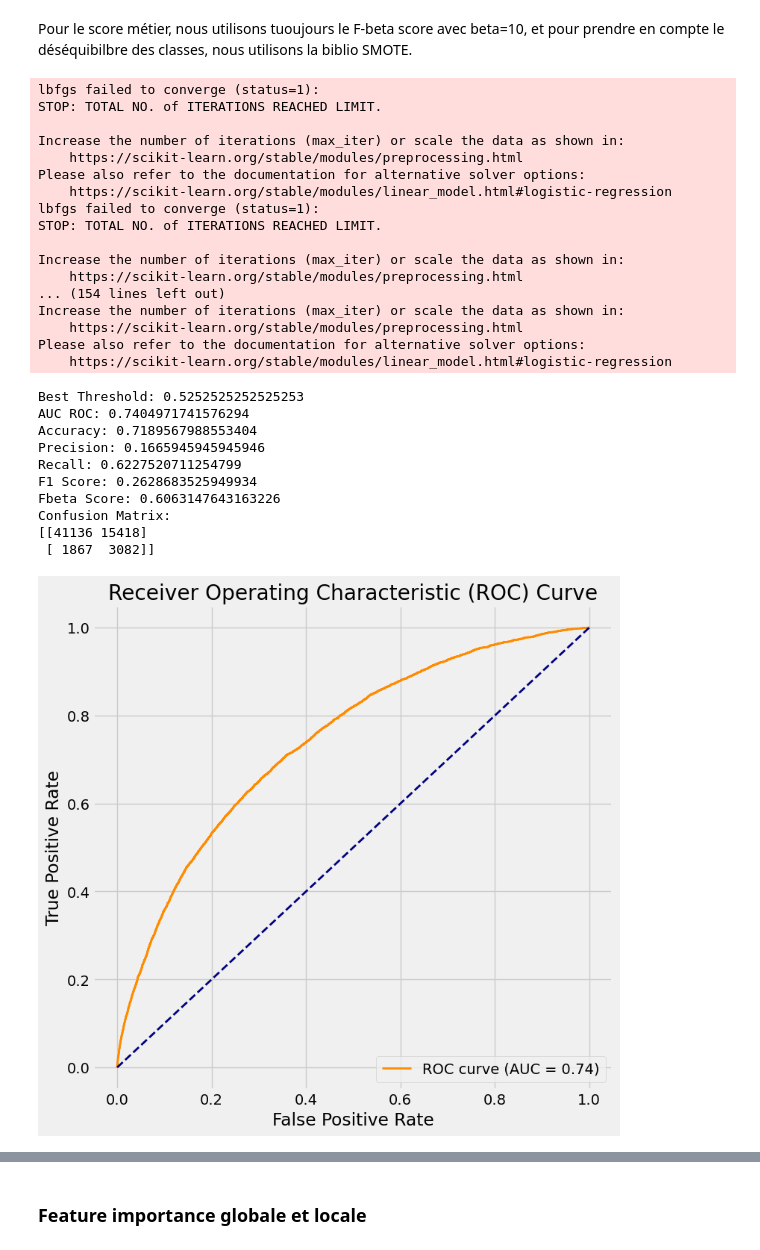
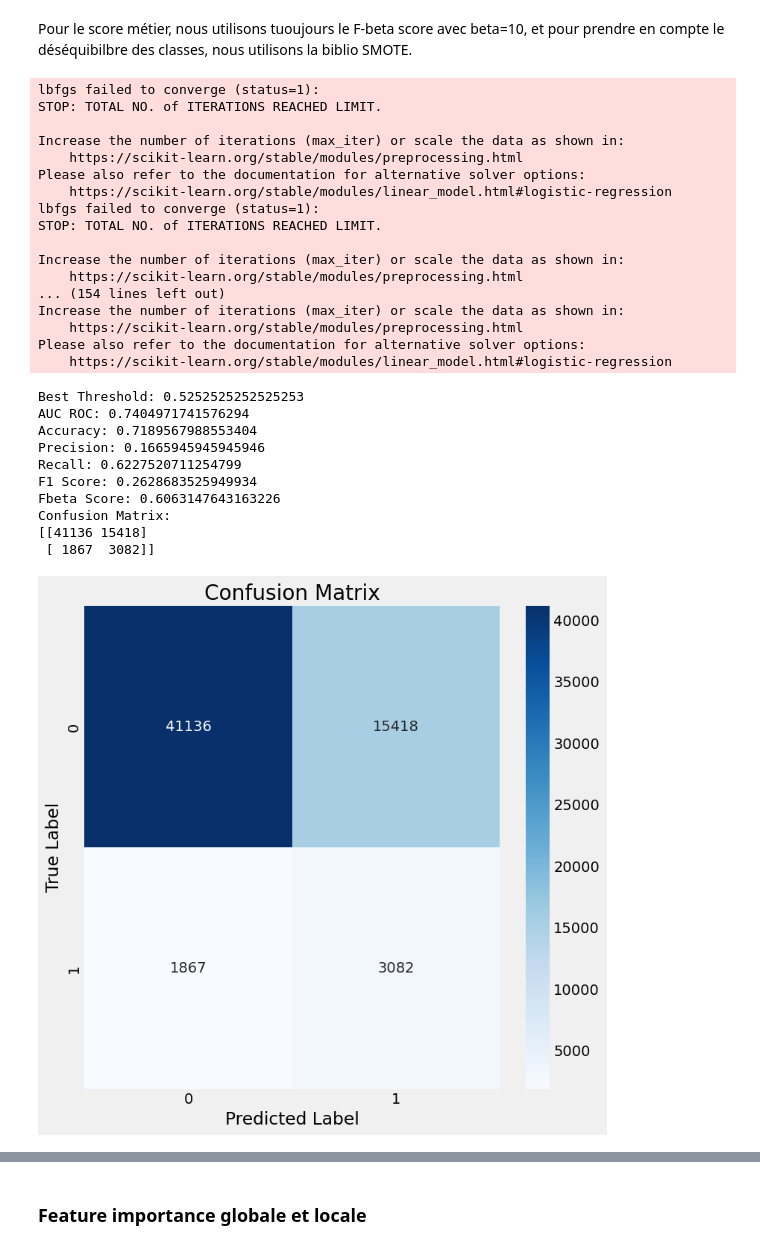
Before and after one commit to Medjatt/Credit_default_risk, a Jupyter notebook: scoring_model.ipynb, the cells around one changed output, grey strips where cells are left out. Cells and saved outputs as stored; diff of their text form; code cells hidden in the pictures.

```diff
--- a/scoring_model.ipynb
+++ b/scoring_model.ipynb
@@ -760,7 +777,7 @@ experiment_name = "logistic_regression"
 mlflow.set_experiment(experiment_name)
 
 # Log the model parameters in MLFlow
-with mlflow.start_run(run_name="baseline"):
+with mlflow.start_run(run_name="logistic_regression_baseline"):
 
     # Log specific parameters for this experiment
     mlflow.log_param("imputer_strategy", "median")
@@ -800,6 +817,24 @@ with mlflow.start_run(run_name="baseline"):
     mlflow.log_metric("F1 Score", f1)
     mlflow.log_metric("Fbeta Score", f_beta)
 
+    # Convert the confusion matrix to a DataFrame
+    conf_matrix_df = pd.DataFrame(conf_matrix)
+
+    # Plot the heatmap
+    plt.figure(figsize=(8, 8))
+    sns.heatmap(conf_matrix_df, annot=True, cmap='Blues', fmt='g')
+    plt.title('Confusion Matrix')
+    plt.xlabel('Predicted Label')
+    plt.ylabel('True Label')
+    # save the plot
+    plt.savefig("confusion_matrix.png")
+    # Show the plot
+    plt.show()
+    plt.close()
+
+    # Log ROC Curve as an artifact
+    mlflow.log_artifact("confusion_matrix.png", "confusion_matrix.png")
+
     # Plot ROC Curve
     fpr, tpr, thresholds = roc_curve(y_test, y_pred_proba)
     roc_auc = auc(fpr, tpr)
@@ -931,17 +979,6 @@ for classifier_name, classifier_info in classifiers.items():
 
         print(f"Best Threshold: {best_threshold}")
 
-        # Optimize threshold for classification
-        #thresholds = np.linspace(0.1, 0.9, 20)
-        #best_threshold = 0.5
-        #best_score = 0
-        #for threshold in thresholds:
-            #y_pred = (y_pred_proba > threshold).astype(int)
-            #f_beta = fbeta_score(y_test, y_pred, beta=10)
-            #if f_beta > best_score:
-                #best_score = f_beta
-                #best_threshold = threshold
-
         # Use the best threshold
         y_pred = (y_pred_proba > best_threshold).astype(int)  # Threshold for classification
 
@@ -971,6 +1008,27 @@ for classifier_name, classifier_info in classifiers.items():
         mlflow.log_metric("F1 Score", f1)
         mlflow.log_metric("Fbeta Score", f_beta)
 
+        # Convert the confusion matrix to a DataFrame
+        conf_matrix_df = pd.DataFrame(conf_matrix)
+
+        # Plot the heatmap
+        plt.figure(figsize=(8, 8))
+        sns.heatmap(conf_matrix_df, annot=True, cmap='Blues', fmt='g')
+        plt.title('Confusion Matrix')
+        plt.xlabel('Predicted Label')
+        plt.ylabel('True Label')
+
+        # save the plot
+        confusion_filename = f"confusion_matrix_{classifier_name}.png"
+        plt.savefig(confusion_filename)
+
+        # Show the plot
+        plt.show()
+        plt.close()
+
+        # Log Confusion Matrix as an artifact
+        mlflow.log_artifact(confusion_filename, confusion_filename)
+
         # Plot ROC Curve
         fpr, tpr, thresholds = roc_curve(y_test, y_pred_proba)
         roc_auc = auc(fpr, tpr)
@@ -983,7 +1041,7 @@ for classifier_name, classifier_info in classifiers.items():
         plt.title('Receiver Operating Characteristic (ROC) Curve')
         plt.legend(loc="lower right")
 
-        # Save the plot with a dynamic filename
+        # Save the plot
         roc_curve_filename = f"roc_curve_{classifier_name}.png"
         plt.savefig(roc_curve_filename)
 
@@ -997,31 +1055,31 @@ for classifier_name, classifier_info in classifiers.items():
         # Log the model in MLFlow
         mlflow.sklearn.log_model(pipeline, f"model_{classifier_name}")
 # %% [output]
 lbfgs failed to converge (status=1):
 STOP: TOTAL NO. of ITERATIONS REACHED LIMIT.
 
 Increase the number of iterations (max_iter) or scale the data as shown in:
     https://scikit-learn.org/stable/modules/preprocessing.html
 Please also refer to the documentation for alternative solver options:
     https://scikit-learn.org/stable/modules/linear_model.html#logistic-regression
 lbfgs failed to converge (status=1):
 STOP: TOTAL NO. of ITERATIONS REACHED LIMIT.
 
 Increase the number of iterations (max_iter) or scale the data as shown in:
     https://scikit-learn.org/stable/modules/preprocessing.html
 ... (154 lines left out)
 Increase the number of iterations (max_iter) or scale the data as shown in:
     https://scikit-learn.org/stable/modules/preprocessing.html
 Please also refer to the documentation for alternative solver options:
     https://scikit-learn.org/stable/modules/linear_model.html#logistic-regression
 Best Threshold: 0.5252525252525253
 AUC ROC: 0.7404971741576294
 Accuracy: 0.7189567988553404
 Precision: 0.1665945945945946
 Recall: 0.6227520711254799
 F1 Score: 0.2628683525949934
 Fbeta Score: 0.6063147643163226
 Confusion Matrix:
 [[41136 15418]
  [ 1867  3082]]
-[figure, old version]
+[figure, new version]
```
Also changed, not shown: parts of 16 cells of this notebook, 2 other files.
